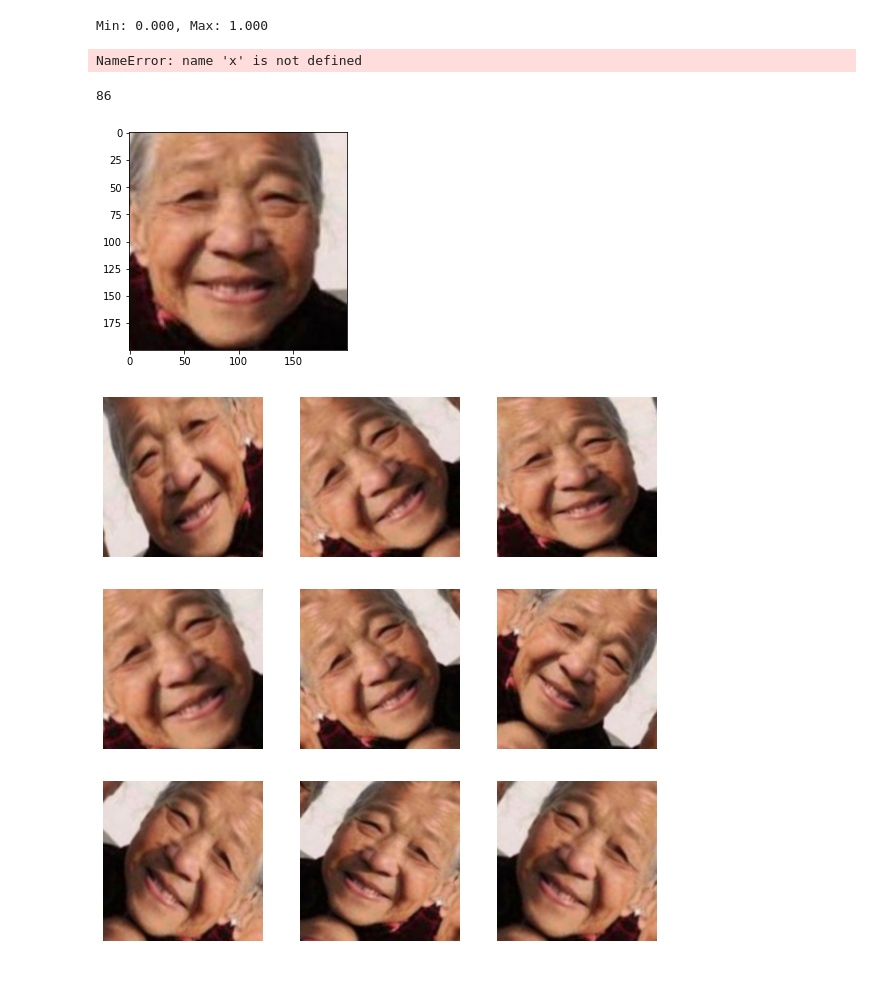
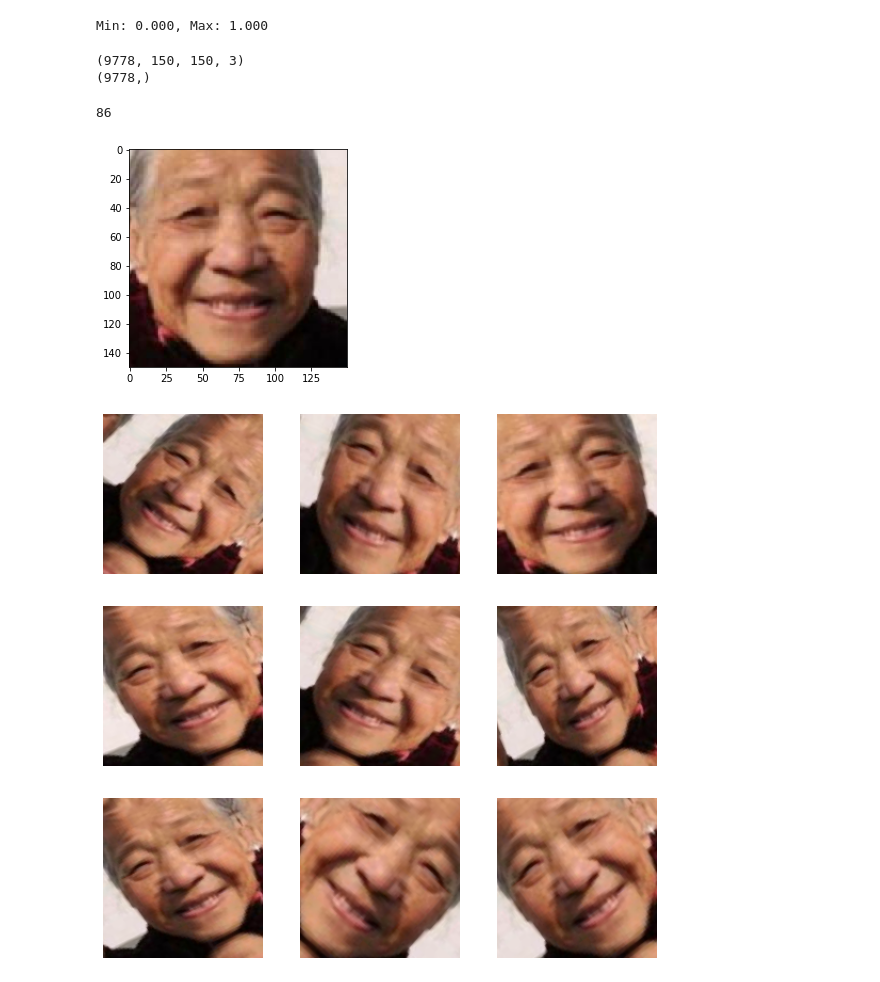
Before and after one commit to haavardtysland/Age-Estimator, a Jupyter notebook: kjor.ipynb, the cells around one changed output. Cells and saved outputs as stored; diff of their text form; code cells hidden in the pictures.

```diff
--- a/kjor.ipynb
+++ b/kjor.ipynb
@@ -1,10 +1,3 @@
-# %%
-#Ubrukt innlesningskode som ikke atm funker.
-image = Image.open(f"{folder}/{i}/{file}")
-y.append(int(i[-3:])
-image = image.convert('RGB')
-image = image.resize(IMAGE_SIZE)
-x.append(np.array(image))
 # %%
 import tensorflow as tf
 from tensorflow import keras
@@ -24,10 +17,11 @@ num_classes = 0
 for i in set:
     num_classes += 1
     for file in os.listdir(f"{folder}/{i}"):
-        image = Image.open(f"{folder}/{i}/{file}")
-        image = image.resize(IMAGE_SIZE)
-        y.append(int(i[-3:]))
-        x.append(keras.preprocessing.image.img_to_array(image))
+        if file[-4:]=='.png':
+            image=keras.preprocessing.image.load_img(f"{folder}/{i}/{file}", grayscale=False, color_mode='rgb', target_size=(150,150))
+            x_arr = keras.preprocessing.image.img_to_array(image)
+            y.append(int(i[-3:]))
+            x.append(x_arr)
 print(f"Det er {num_classes} klasser")
 print(len(x))
 print(len(y))
@@ -43,11 +37,12 @@ x /= 255.0
 print('Min: %.3f, Max: %.3f' % (x.min(), x.max()))
 # %% [output]
 Min: 0.000, Max: 1.000
-# %%
-print(x.shape)
-print(y.shape)
-# %% [output]
-NameError: name 'x' is not defined
+# %%
+print(x.shape)
+print(y.shape)
+# %% [output]
+(9778, 150, 150, 3)
+(9778,)
 # %%
 import matplotlib.pyplot as plt
 #Se et tilfeldig bilde sammen med alder slik at innlesing stemmer
@@ -56,33 +51,33 @@ plt.imshow(test)
 print(y[6300])
 # %% [output]
 86
-[figure, old version]
+[figure, new version]
 # %%
 from tensorflow.keras.preprocessing.image import ImageDataGenerator
-import numpy as np
+
 datagen = ImageDataGenerator(
     rescale=1./255,
     rotation_range=45,
     shear_range = 0.2,
     zoom_range = 0.2,
     fill_mode='reflect',
     horizontal_flip = True)
 
 test = x[6300]
 test = test.reshape((1,) + test.shape)
 i = 0
 plt.figure(figsize=(10, 10))
 for batch in datagen.flow(test, batch_size=1):
     if i >= 9:
         break
     image = batch[0,:,:,:]
-    x = tf.keras.preprocessing.image.array_to_img(image)
+    sheesh = tf.keras.preprocessing.image.array_to_img(image)
     ax = plt.subplot(3, 3, i+1)
-    plt.imshow(x)
+    plt.imshow(sheesh)
     plt.axis("off")
     i += 1
 # %% [output]
-[figure, old version]
+[figure, new version]
 # %%
 from tensorflow.keras import layers
 def build_model():
```
Also changed, not shown: parts of 2 cells of this notebook, 1 other file.
